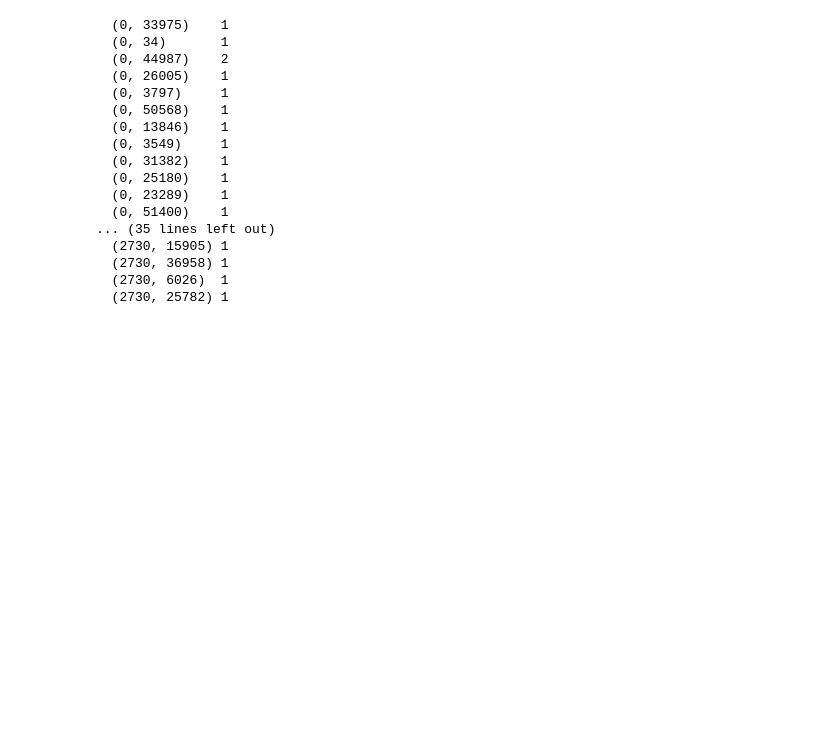
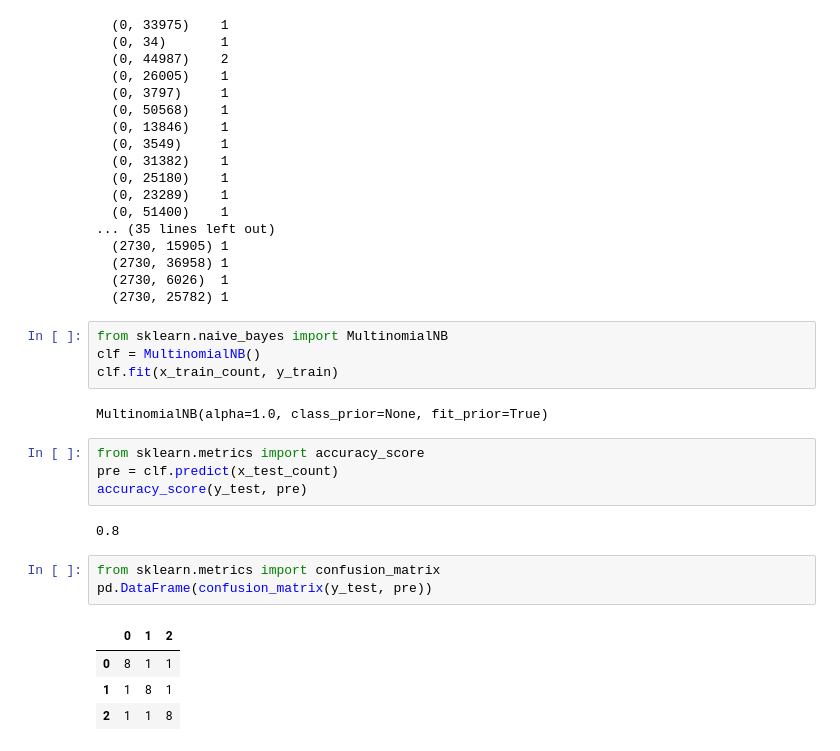
Before and after one commit to grand-coder/ML520, a Jupyter notebook: naivebayes.ipynb, the cells around one changed output. Drawn from its saved outputs; the diff is of its cells as text; blank space fills up the shorter version.

```diff
--- a/naivebayes.ipynb
+++ b/naivebayes.ipynb
@@ -149,3 +149,23 @@ print(x_train_count)
   (2730, 36958) 1
   (2730, 6026)  1
   (2730, 25782) 1
+# %%
+from sklearn.naive_bayes import MultinomialNB
+clf = MultinomialNB()
+clf.fit(x_train_count, y_train)
+# %% [output]
+MultinomialNB(alpha=1.0, class_prior=None, fit_prior=True)
+# %%
+from sklearn.metrics import accuracy_score
+pre = clf.predict(x_test_count)
+accuracy_score(y_test, pre)
+# %% [output]
+0.8
+# %%
+from sklearn.metrics import confusion_matrix
+pd.DataFrame(confusion_matrix(y_test, pre))
+# %% [output]
+|  | 0 | 1 | 2 |
+| 0 | 8 | 1 | 1 |
+| 1 | 1 | 8 | 1 |
+| 2 | 1 | 1 | 8 |
```
Also changed, not shown: parts of 1 cell of this notebook.
